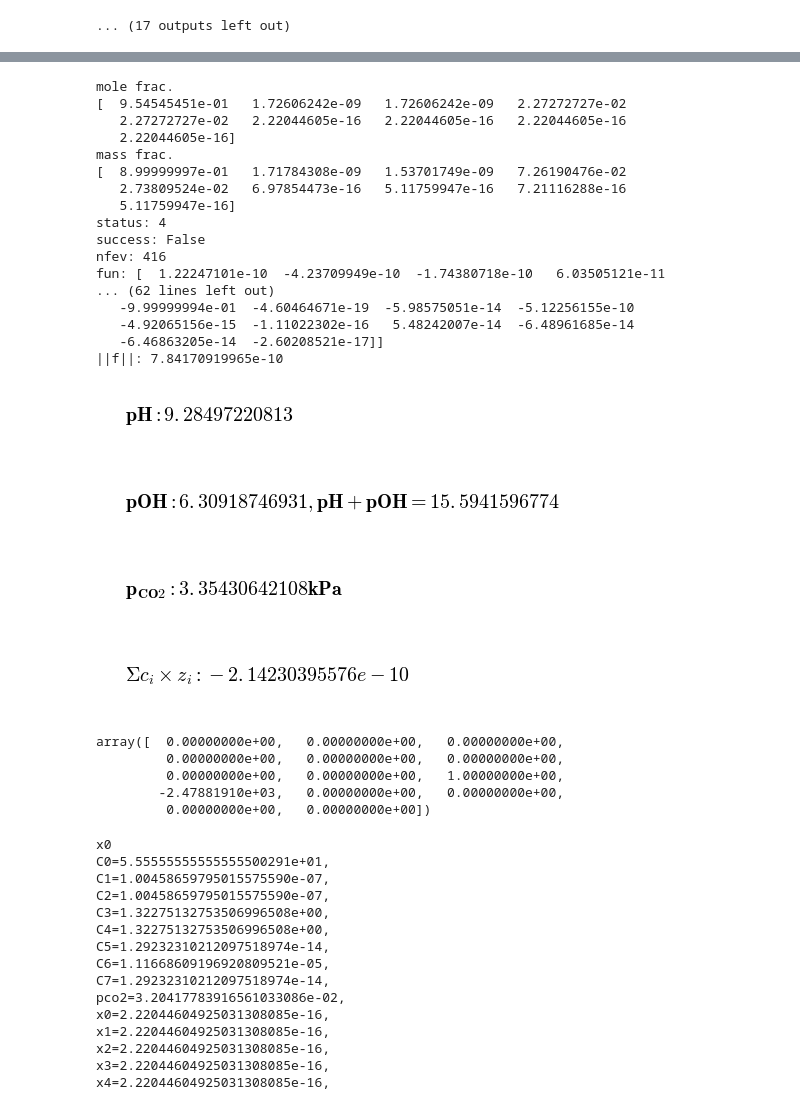
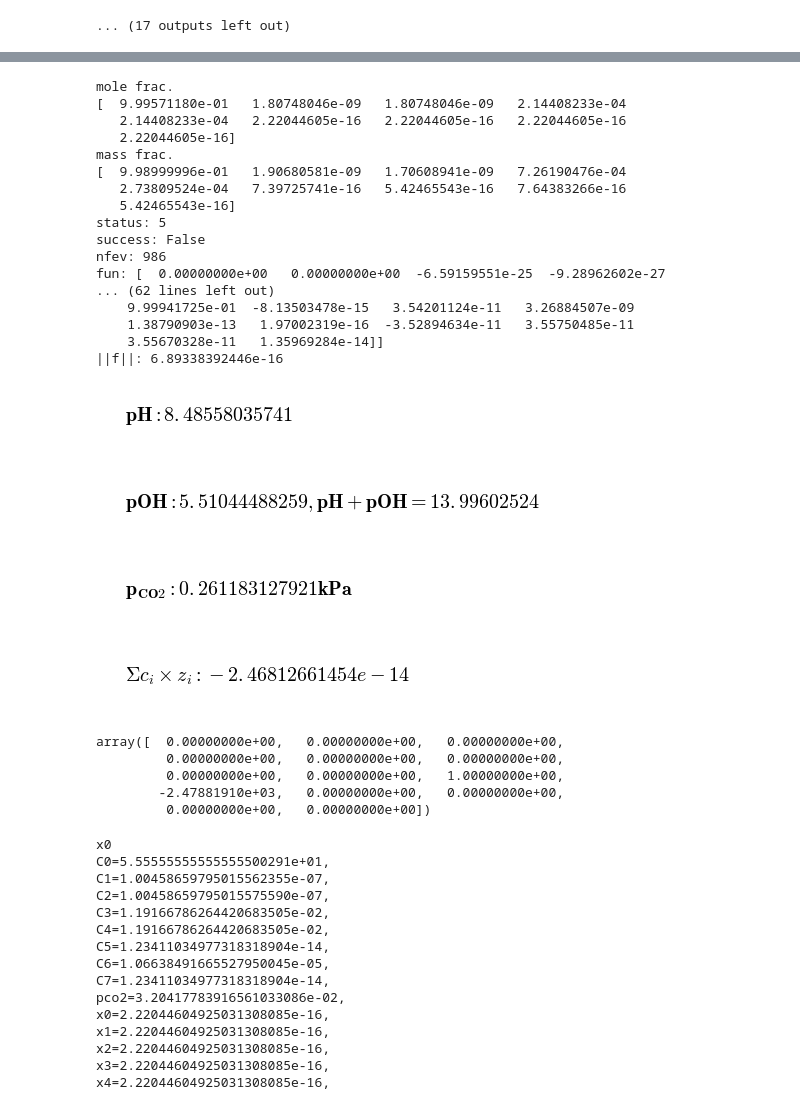
Before and after one commit to santiago-salas-v/lit-imp, a Jupyter notebook: CO2 Equilibria.ipynb, the cells around one changed output, grey strips where cells are left out. Drawn from its saved outputs; the diff is of its cells as text; code cells hidden in the pictures.

```diff
--- a/CO2 Equilibria.ipynb
+++ b/CO2 Equilibria.ipynb
@@ -309,7 +377,7 @@ pkw = 13.99602524
 mm0 = mm[0]
 rho0 = 1.0
 ph0 = pkw/2
-xw0nahco3 = 0.1
+xw0nahco3 = 0.001
 
 x = np.ones_like(mm)*eps
 x[3] = xw0nahco3/(mm[3]+mm[4])/(xw0nahco3/(mm[3]+mm[4])+xw0nahco3/(mm[3]+mm[4])+(1-xw0nahco3)/mm[0])
@@ -395,49 +463,49 @@ def jac_eq_set(x):
     j[7, 13] = -1
     j[8, 11:13] = np.array([-1, +1])
     j[10, 12] = -1
     j[11, 9:11] = +1
     j[12, 10:12] = np.array([-1, +1])
     j[13, 9] = -1*8.314*298.15
 
     return j
 
 #res = root(eq_set, x0, jac=jac_eq_set, tol=1e-10)
 res = root(eq_set, x0, jac=False, tol=1e-10)
 #res = root(eq_set, x0, method='broyden1', jac=jac_eq_set, tol=1e-10, options={'line_search': 'wolfe'})
 #res = root(eq_set, res.x, jac=False, tol=1e-12, method='broyden1')
 for item in res.keys():
     if item not in ['qtf', 'r']:
         print str(item) + ': ' + str(getattr(res, str(item)))
 print '||f||: ' + str(np.sqrt(res.fun.T.dot(res.fun)))
 print ''
 print_latex('\\bf{pH}: ' + str(-np.log10(res.x[1])))
 print_latex('\\bf{pOH}: ' + str(-np.log10(res.x[2])) + \
             ', pH+pOH=' + str(-np.log10(res.x[1])+-np.log10(res.x[2])))
 print_latex('\\bf{p_{CO2}}:' + str(res.x[8]) + ' kPa')
 print_latex('\\Sigma{c_i\\times z_i}:' + \
             str(res.x[1]-res.x[2]-res.x[3]+res.x[4]-2*res.x[5]))
 # %% [output]
 mole frac.
-[  9.54545451e-01   1.72606242e-09   1.72606242e-09   2.27272727e-02
-   2.27272727e-02   2.22044605e-16   2.22044605e-16   2.22044605e-16
+[  9.99571180e-01   1.80748046e-09   1.80748046e-09   2.14408233e-04
+   2.14408233e-04   2.22044605e-16   2.22044605e-16   2.22044605e-16
    2.22044605e-16]
 mass frac.
-[  8.99999997e-01   1.71784308e-09   1.53701749e-09   7.26190476e-02
-   2.73809524e-02   6.97854473e-16   5.11759947e-16   7.21116288e-16
-   5.11759947e-16]
-status: 4
+[  9.98999996e-01   1.90680581e-09   1.70608941e-09   7.26190476e-04
+   2.73809524e-04   7.39725741e-16   5.42465543e-16   7.64383266e-16
+   5.42465543e-16]
+status: 5
 success: False
-nfev: 416
-fun: [  1.22247101e-10  -4.23709949e-10  -1.74380718e-10   6.03505121e-11
+nfev: 986
+fun: [  0.00000000e+00   0.00000000e+00  -6.59159551e-25  -9.28962602e-27
 ... (62 lines left out)
-   -9.99999994e-01  -4.60464671e-19  -5.98575051e-14  -5.12256155e-10
-   -4.92065156e-15  -1.11022302e-16   5.48242007e-14  -6.48961685e-14
-   -6.46863205e-14  -2.60208521e-17]]
-||f||: 7.84170919965e-10
+    9.99941725e-01  -8.13503478e-15   3.54201124e-11   3.26884507e-09
+    1.38790903e-13   1.97002319e-16  -3.52894634e-11   3.55750485e-11
+    3.55670328e-11   1.35969284e-14]]
+||f||: 6.89338392446e-16
-[figure, old version]
+[figure, new version]
-[figure, old version]
+[figure, new version]
-[figure, old version]
+[figure, new version]
-[figure, old version]
+[figure, new version]
 # %%
 jac_eq_set(res.x)[-1]
 # %% [output]
@@ -458,13 +526,13 @@ for index, num in enumerate(x0):
 # %% [output]
 x0
 C0=5.55555555555555500291e+01,
-C1=1.00458659795015575590e-07,
+C1=1.00458659795015562355e-07,
 C2=1.00458659795015575590e-07,
-C3=1.32275132753506996508e+00,
-C4=1.32275132753506996508e+00,
-C5=1.29232310212097518974e-14,
-C6=1.11668609196920809521e-05,
-C7=1.29232310212097518974e-14,
+C3=1.19166786264420683505e-02,
+C4=1.19166786264420683505e-02,
+C5=1.23411034977318318904e-14,
+C6=1.06638491665527950045e-05,
+C7=1.23411034977318318904e-14,
 pco2=3.20417783916561033086e-02,
 x0=2.22044604925031308085e-16,
 x1=2.22044604925031308085e-16,
```
Also changed, not shown: parts of 13 cells of this notebook.
